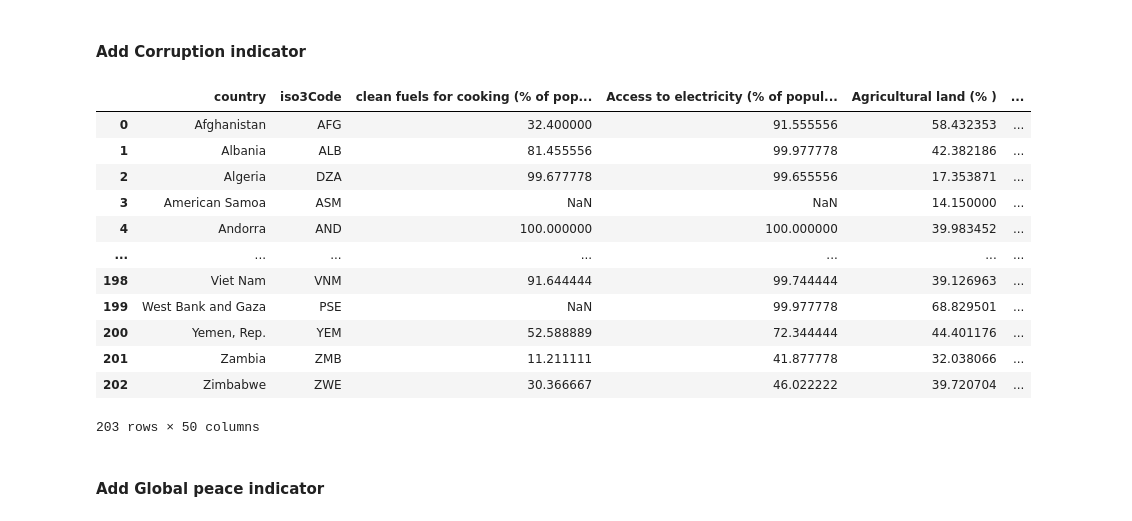
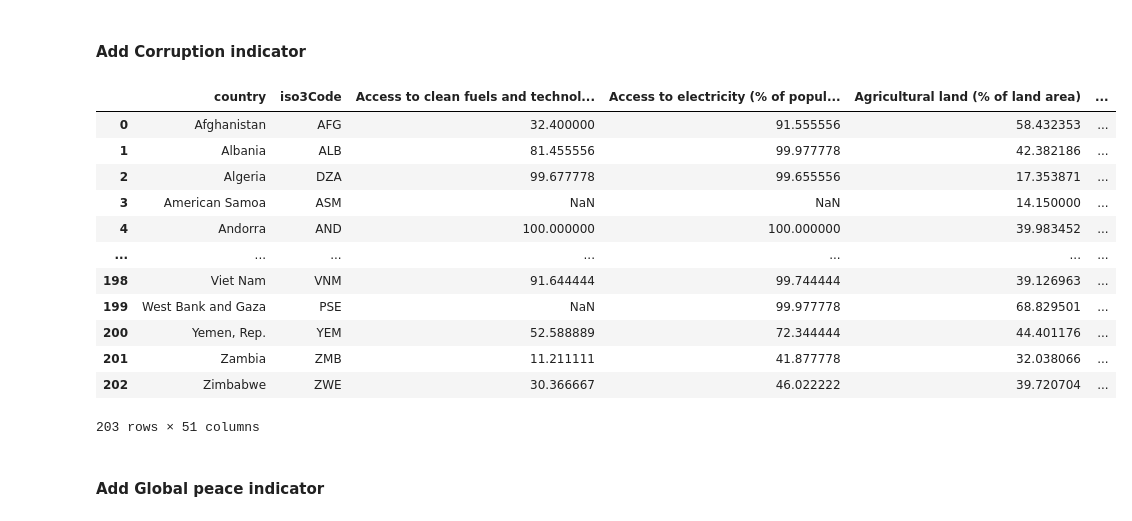
Before and after one commit to nazimben25/Project4_Group4_Immigration_to_canada, a Jupyter notebook: compiling_data.ipynb, the cells around one changed output. Saved outputs shown, nothing was run; the diff lists cells and outputs as text; code cells hidden in the pictures.

Commit message:
dataCollecttion : rename columns of peace indicator + compliledata : reorganize code + outputs

```diff
--- a/compiling_data.ipynb
+++ b/compiling_data.ipynb
@@ -76,7 +76,5 @@ cpi_df = pd.read_csv(path)
 
 cpi_df = cpi_df[['country', 'iso3Code', 'CPI score 2023' ]]
 
-cpi_df = cpi_df.rename(columns={'CPI score 2023' : 'corruption index 2023'})
-
 cpi_df.head(5)
 # %% [output]
@@ -473,43 +346,3 @@ imm_vs_macrodata_df
 | 201 | 201 | Zambia | ZMB | 11.211111 | 41.877778 | 32.038066 | ... |
 | 202 | 202 | Zimbabwe | ZWE | 30.366667 | 46.022222 | 39.720704 | ... |
 203 rows × 51 columns
-# %%
-imm_vs_macrodata_df = imm_vs_macrodata_df[['country',  'iso3Code' , 'clean fuels for cooking (% of population)',
-       'Access to electricity (% of population)', 'Agricultural land (% )',
-       'Armed forces (% of total labor force)', 'precipitation (mm per year)',
-       'Birth rate, crude (per 1,000 people)',
-       'Central government debt, total (% of GDP)',
-       'Consumer price index (2010 = 100)', 'Control of Corruption: Estimate',
-       'Cost of business start-up (% of GNI per capita)',
-       'Current account balance (% of GDP)',
-       'Current health expenditure (% of GDP)',
-       'Death rate, crude (per 1,000 people)',
-       'Debt service (PPG and IMF only, % of exports of goods, services and primary income)',
-       'Ease of doing business score',
-       'Fertility rate, total (births per woman)', '% Firms using banks',
-       'GDP growth (annual %)', 'GDP per capita (constant 2015 US$)',
-       'GDP per capita, PPP (constant 2021 international $)',
-       'GNI per capita (constant 2015 US$)',
-       'government  consumption exp (% of GDP)',
-       'Government expenditure on education, total (% of GDP)',
-       'Human Capital Index',
-       'Industry (including construction), value added (% of GDP)',
-       'Inflation, consumer prices (annual %)', 'Level of water stress',
-       'Life expectancy at birth, total (years)',
-       'Military expenditure (% of GDP)', 'Population density',
-       'Population growth (annual %)', '% of total population below 5 meters',
-       'Population living in slums (% of urban population)',
-       'Population, total',
-       'Poverty headcount ratio at $2.15 a day (% of population)',
-       'Poverty headcount ratio at $3.65 a day (% of population)',
-       'Poverty headcount ratio at $6.85 a day (% of population)',
-       '%  Poverty headcount ratio ',
-       'Time required to start a business (days)',
-       'Total alcohol consumption per capita (liters of pure alcohol, projected estimates, 15+ years of age)',
-       'Total debt service (% of GNI)',
-       'Total debt service (% of exports of goods, services and primary income)',
-       'Unemployment  advanced education', 'Unemployment basic education ',
-       'Unemployment intermediate education',
-       'Unemployment, total (% of total labor force) (modeled ILO estimate)',
-       'immigration_100k']]
-imm_vs_macrodata_df
@@ -532,15 +351,15 @@ imm_vs_macrodata_df
 # %%
 # add CPI index by merging with cpi df
 
 imm_vs_macrodata_complete_df = pd.merge(imm_vs_macrodata_df,cpi_df, how='left' ,  on='iso3Code')
 
-imm_vs_macrodata_complete_df = imm_vs_macrodata_complete_df.drop(columns='country_y')
+imm_vs_macrodata_complete_df = imm_vs_macrodata_complete_df.drop(columns=['country_y', 'index'])
 
 imm_vs_macrodata_complete_df = imm_vs_macrodata_complete_df.rename(columns={'country_x' : 'country'})
 
 imm_vs_macrodata_complete_df
 # %% [output]
-|  | country | iso3Code | clean fuels for cooking (% of pop... | Access to electricity (% of popul... | Agricultural land (% ) | ... |
+|  | country | iso3Code | Access to clean fuels and technol... | Access to electricity (% of popul... | Agricultural land (% of land area) | ... |
 | 0 | Afghanistan | AFG | 32.400000 | 91.555556 | 58.432353 | ... |
 | 1 | Albania | ALB | 81.455556 | 99.977778 | 42.382186 | ... |
 | 2 | Algeria | DZA | 99.677778 | 99.655556 | 17.353871 | ... |
@@ -552,7 +371,7 @@ imm_vs_macrodata_complete_df
 | 200 | Yemen, Rep. | YEM | 52.588889 | 72.344444 | 44.401176 | ... |
 | 201 | Zambia | ZMB | 11.211111 | 41.877778 | 32.038066 | ... |
 | 202 | Zimbabwe | ZWE | 30.366667 | 46.022222 | 39.720704 | ... |
-203 rows × 50 columns
+203 rows × 51 columns
 # %% [markdown]
 #### Add Global peace indicator
 # %%
```
Also changed, not shown: parts of 22 cells of this notebook, 1 other file.
